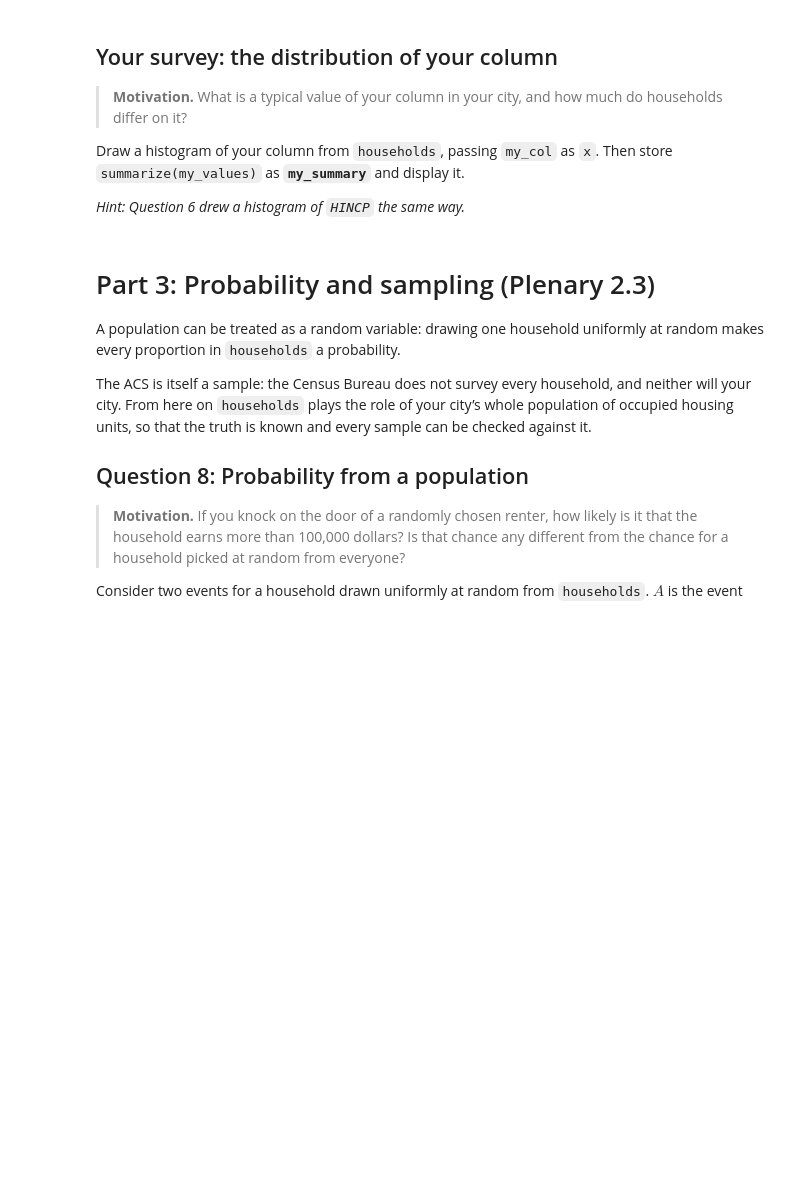
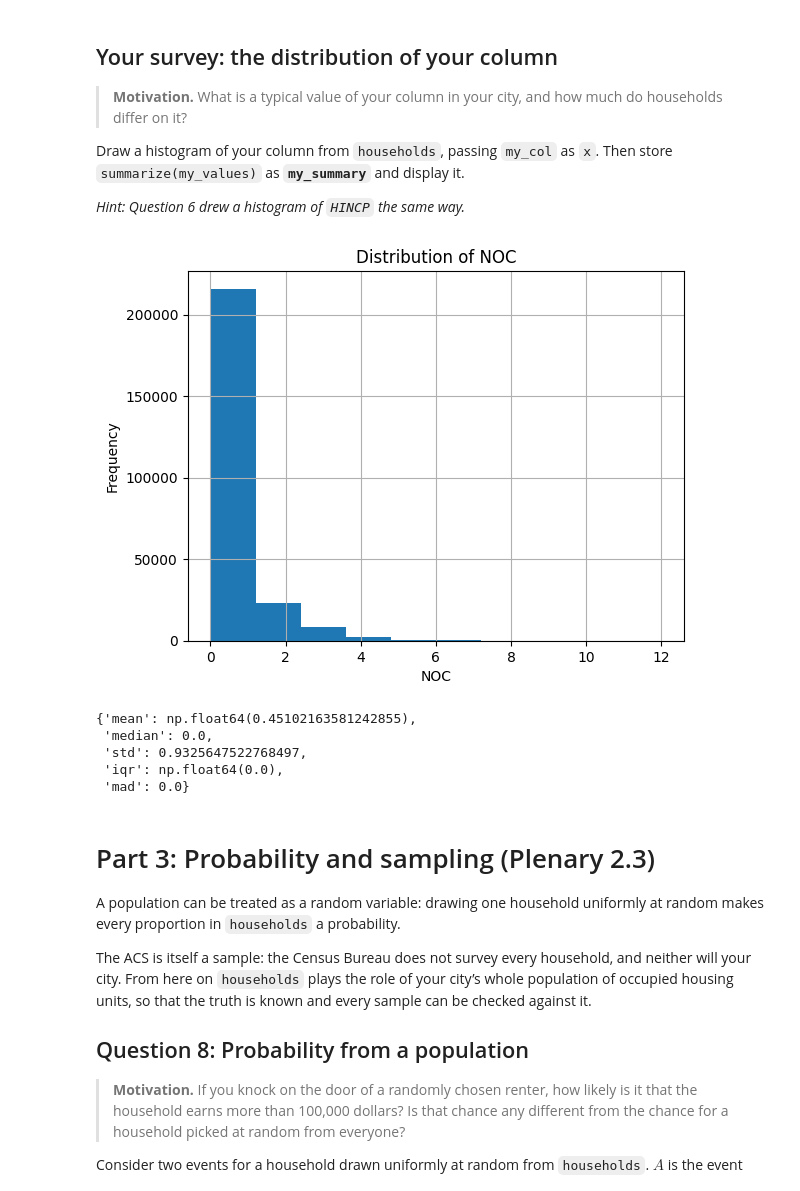
Before and after one commit to soyeonkm/datasci101, a Jupyter notebook: module2_project.ipynb, the cells around one changed output. Drawn from its saved outputs; the diff is of its cells as text; code cells hidden in the pictures; blank space fills up the shorter version.

```diff
--- a/module2_project.ipynb
+++ b/module2_project.ipynb
@@ -275,0 +342,15 @@ column it needs no argument.*
+# %%
+# your code here
+
+my_col = "NOC"
+
+my_values = households[my_col].dropna()
+
+{
+    "column": my_col,
+    "households_covered": my_values.shape[0],
+    "total_households": households.shape[0],
+    "distinct_values": my_values.nunique(),
+    "minimum": my_values.min(),
+    "maximum": my_values.max()
+}
@@ -492,5 +712,23 @@ Draw a histogram of your column from `households`, passing `my_col` as
 it.
 
 *Hint: Question 6 drew a histogram of `HINCP` the same way.*
+# %%
+# your code here
+households.hist(column=my_col)
+plt.xlabel(my_col)
+plt.ylabel("Frequency")
+plt.title(f"Distribution of {my_col}")
+plt.show()
+# %% [output]
+[figure, added]
 # %%
 # your code here
+my_summary = summarize(my_values)
+
+my_summary
+# %% [output]
+{'mean': np.float64(0.45102163581242855),
+ 'median': 0.0,
+ 'std': 0.9325647522768497,
+ 'iqr': np.float64(0.0),
+ 'mad': 0.0}
```
Also changed, not shown: parts of 92 cells of this notebook.
